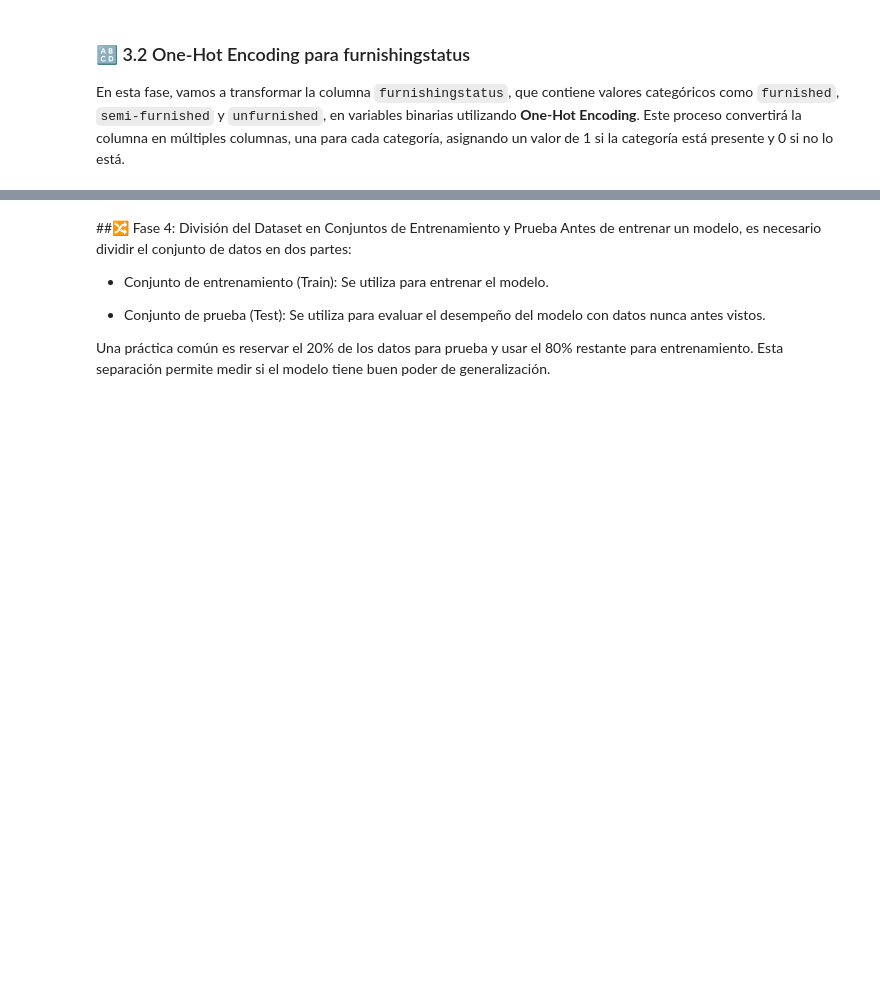
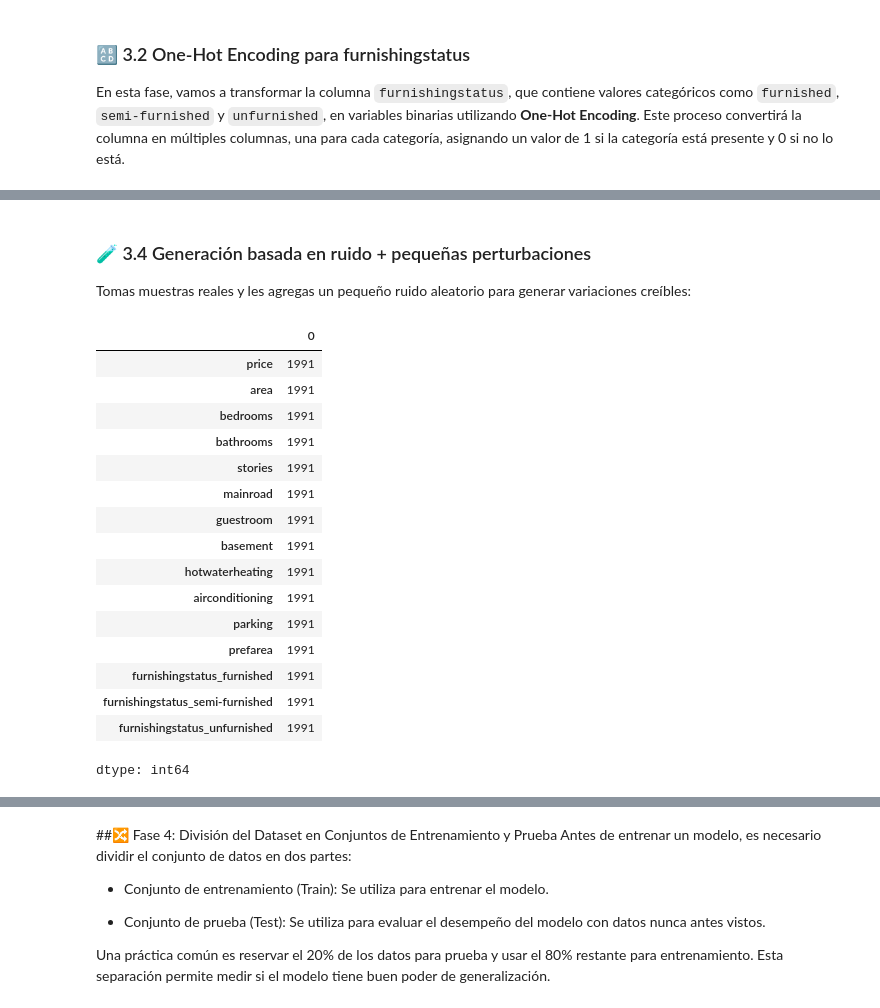
Before and after one commit to leonxrdon/housing_price, a Jupyter notebook: housing_prices_data/cleaning_housing.ipynb, the cells around one changed output, grey strips where cells are left out. Drawn from its saved outputs; the diff is of its cells as text; code cells hidden in the pictures; blank space fills up the shorter version.

```diff
--- a/housing_prices_data/cleaning_housing.ipynb
+++ b/housing_prices_data/cleaning_housing.ipynb
@@ -272,0 +328,50 @@ print(df.head())
+# %% [markdown]
+### 🧪 3.4 Generación basada en ruido + pequeñas perturbaciones
+Tomas muestras reales y les agregas un pequeño ruido aleatorio para generar variaciones creíbles:
+# %%
+import pandas as pd
+import numpy as np
+
+def generar_datos_sinteticos(df, n, noise_level=0.05):
+    df_synth = df.copy()
+
+    # Seleccionamos columnas numéricas (puedes ajustar esto según necesidad)
+    numeric_cols = df.select_dtypes(include=[np.number]).columns.tolist()
+
+    # Creamos n muestras aleatorias del dataset original
+    df_sample = df.sample(n=n, replace=True).reset_index(drop=True)
+
+    # Agregamos ruido
+    for col in numeric_cols:
+        std = df[col].std()
+        noise = np.random.normal(0, noise_level * std, size=n)
+        df_sample[col] += noise
+
+    # Aseguramos que los enteros no pierdan su tipo
+    for col in df.columns:
+        if 'int' in str(df[col].dtype):
+            df_sample[col] = df_sample[col].round().astype(int)
+
+    return df_sample
+
+df_sintetico = generar_datos_sinteticos(df, n=1500)
+df = pd.concat([df, df_sintetico], ignore_index=True)
+df.count()
+# %% [output]
+|  | 0 |
+| price | 1991 |
+| area | 1991 |
+| bedrooms | 1991 |
+| bathrooms | 1991 |
+| stories | 1991 |
+| mainroad | 1991 |
+| guestroom | 1991 |
+| basement | 1991 |
+| hotwaterheating | 1991 |
+| airconditioning | 1991 |
+| parking | 1991 |
+| prefarea | 1991 |
+| furnishingstatus_furnished | 1991 |
+| furnishingstatus_semi-furnished | 1991 |
+| furnishingstatus_unfurnished | 1991 |
+dtype: int64
```
Also changed, not shown: parts of 19 cells of this notebook, 5 other files.
